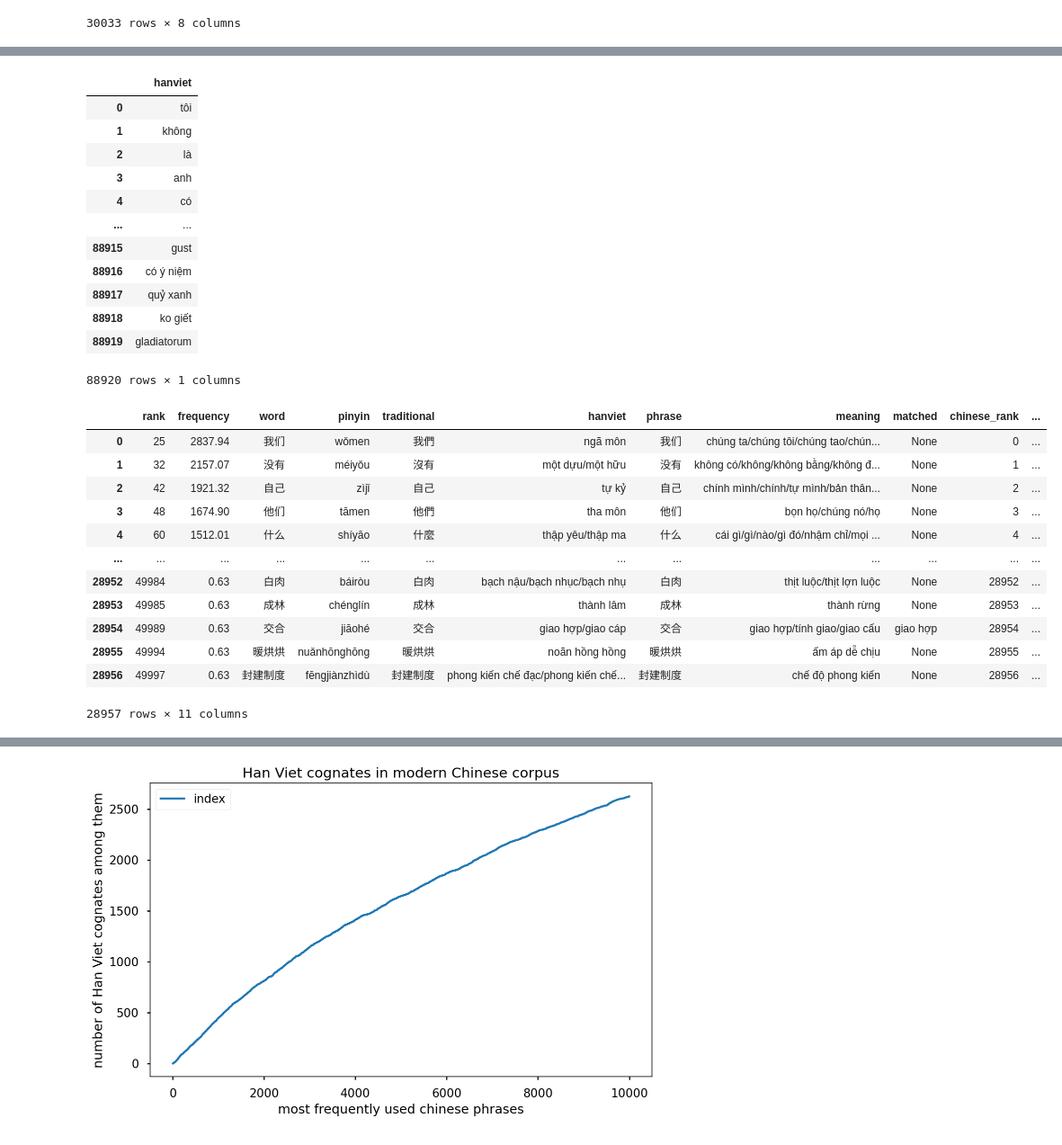
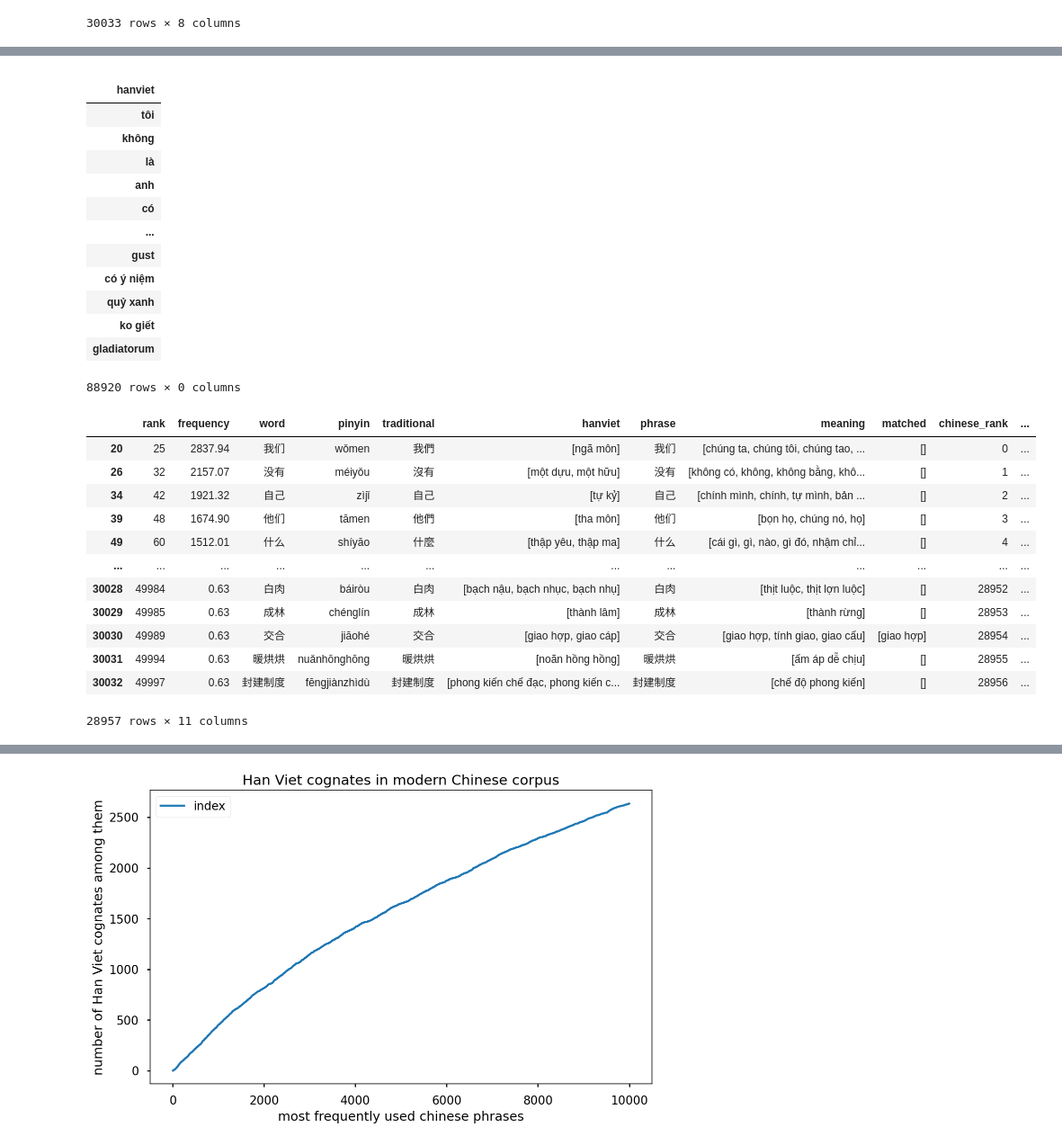
Before and after one commit to ryanphung/chinese-hanviet-cognates, a Jupyter notebook: chinese-hanviet.ipynb, the cells around one changed output, grey strips where cells are left out. Shown at 90% size. Cells and saved outputs as stored; diff of their text form; code cells hidden in the pictures.

```diff
--- a/chinese-hanviet.ipynb
+++ b/chinese-hanviet.ipynb
@@ -367,10 +367,13 @@ df_chinese_words_with_hanviet_no_meaning_found.to_csv('intermediate/chinese-no-m
 # Function to find if the Han Viet sounds match a word in the meaning
 
 def match(a=[], b=[]):
+    result = []
     for a_part in a:
         for b_part in b:
             if compare_vn_words(a_part, b_part):
-                return b_part.lower()
+                result += [a_part.lower(), b_part.lower()]
+
+    return list(set(result))
 
 print(match(['thành lâm'], ['thành rừng']))
 print(match(['chế độ', 'chế đạc'], ['chế độ']))
@@ -436,37 +439,41 @@ df_freq = pd.read_csv('inputs/opensubs-freq.txt', sep='\t', names=['hanviet', 'f
 # drop low frequency words
 df_freq = df_freq.drop(df_freq[df_freq['frequency'] == 1].index)
 df_freq = df_freq.drop(columns=['frequency'])
-df_freq
+df_freq.set_index('hanviet')
 # %% [output]
-|  | hanviet |
-| 0 | tôi |
-| 1 | không |
-| 2 | là |
-| 3 | anh |
-| 4 | có |
-| ... | ... |
-| 88915 | gust |
-| 88916 | có ý niệm |
-| 88917 | quỷ xanh |
-| 88918 | ko giết |
-| 88919 | gladiatorum |
+|  |
+| hanviet |
+| tôi |
+| không |
+| là |
+| anh |
+| có |
+| ... |
+| gust |
+| có ý niệm |
+| quỷ xanh |
+| ko giết |
+| gladiatorum |
-88920 rows × 1 columns
+88920 rows × 0 columns
 # %%
-df_cleaned = df_multisyllabic.merge(df_freq, left_on='matched', right_on='hanviet', how='left', suffixes=['', '_matched'])
-df_cleaned['hanviet'] = df_cleaned['hanviet'].apply(lambda x:'/'.join(x))
-df_cleaned['meaning'] = df_cleaned['meaning'].apply(lambda x:'/'.join(x))
-df_cleaned
+def keep_frequently_used_words(words):
+    return list(filter(lambda x:x in df_freq['hanviet'].values, words))
+
+keep_frequently_used_words(['tề tụ', 'tề tựu'])
+
+df_multisyllabic['matched_cleaned'] = df_multisyllabic['matched'].progress_apply(lambda x:keep_frequently_used_words(x))
+df_multisyllabic
 # %% [output]
 |  | rank | frequency | word | pinyin | traditional | hanviet | phrase | meaning | matched | chinese_rank | ... |
-| 0 | 25 | 2837.94 | 我们 | wǒmen | 我們 | ngã môn | 我们 | chúng ta/chúng tôi/chúng tao/chún... | None | 0 | ... |
-| 1 | 32 | 2157.07 | 没有 | méiyǒu | 沒有 | một dựu/một hữu | 没有 | không có/không/không bằng/không đ... | None | 1 | ... |
-| 2 | 42 | 1921.32 | 自己 | zìjǐ | 自己 | tự kỷ | 自己 | chính mình/chính/tự mình/bản thân... | None | 2 | ... |
-| 3 | 48 | 1674.90 | 他们 | tāmen | 他們 | tha môn | 他们 | bọn họ/chúng nó/họ | None | 3 | ... |
-| 4 | 60 | 1512.01 | 什么 | shíyāo | 什麼 | thập yêu/thập ma | 什么 | cái gì/gì/nào/gì đó/nhậm chỉ/mọi ... | None | 4 | ... |
+| 20 | 25 | 2837.94 | 我们 | wǒmen | 我們 | [ngã môn] | 我们 | [chúng ta, chúng tôi, chúng tao, ... | [] | 0 | ... |
+| 26 | 32 | 2157.07 | 没有 | méiyǒu | 沒有 | [một dựu, một hữu] | 没有 | [không có, không, không bằng, khô... | [] | 1 | ... |
+| 34 | 42 | 1921.32 | 自己 | zìjǐ | 自己 | [tự kỷ] | 自己 | [chính mình, chính, tự mình, bản ... | [] | 2 | ... |
+| 39 | 48 | 1674.90 | 他们 | tāmen | 他們 | [tha môn] | 他们 | [bọn họ, chúng nó, họ] | [] | 3 | ... |
+| 49 | 60 | 1512.01 | 什么 | shíyāo | 什麼 | [thập yêu, thập ma] | 什么 | [cái gì, gì, nào, gì đó, nhậm chỉ... | [] | 4 | ... |
 | ... | ... | ... | ... | ... | ... | ... | ... | ... | ... | ... | ... |
-| 28952 | 49984 | 0.63 | 白肉 | báiròu | 白肉 | bạch nậu/bạch nhục/bạch nhụ | 白肉 | thịt luộc/thịt lợn luộc | None | 28952 | ... |
-| 28953 | 49985 | 0.63 | 成林 | chénglín | 成林 | thành lâm | 成林 | thành rừng | None | 28953 | ... |
-| 28954 | 49989 | 0.63 | 交合 | jiāohé | 交合 | giao hợp/giao cáp | 交合 | giao hợp/tính giao/giao cấu | giao hợp | 28954 | ... |
-| 28955 | 49994 | 0.63 | 暖烘烘 | nuǎnhōnghōng | 暖烘烘 | noãn hồng hồng | 暖烘烘 | ấm áp dễ chịu | None | 28955 | ... |
-| 28956 | 49997 | 0.63 | 封建制度 | fēngjiànzhìdù | 封建制度 | phong kiến chế đạc/phong kiến chế... | 封建制度 | chế độ phong kiến | None | 28956 | ... |
+| 30028 | 49984 | 0.63 | 白肉 | báiròu | 白肉 | [bạch nậu, bạch nhục, bạch nhụ] | 白肉 | [thịt luộc, thịt lợn luộc] | [] | 28952 | ... |
+| 30029 | 49985 | 0.63 | 成林 | chénglín | 成林 | [thành lâm] | 成林 | [thành rừng] | [] | 28953 | ... |
+| 30030 | 49989 | 0.63 | 交合 | jiāohé | 交合 | [giao hợp, giao cáp] | 交合 | [giao hợp, tính giao, giao cấu] | [giao hợp] | 28954 | ... |
+| 30031 | 49994 | 0.63 | 暖烘烘 | nuǎnhōnghōng | 暖烘烘 | [noãn hồng hồng] | 暖烘烘 | [ấm áp dễ chịu] | [] | 28955 | ... |
+| 30032 | 49997 | 0.63 | 封建制度 | fēngjiànzhìdù | 封建制度 | [phong kiến chế đạc, phong kiến c... | 封建制度 | [chế độ phong kiến] | [] | 28956 | ... |
 28957 rows × 11 columns
```
Also changed, not shown: parts of 9 cells of this notebook, 4 other files.
